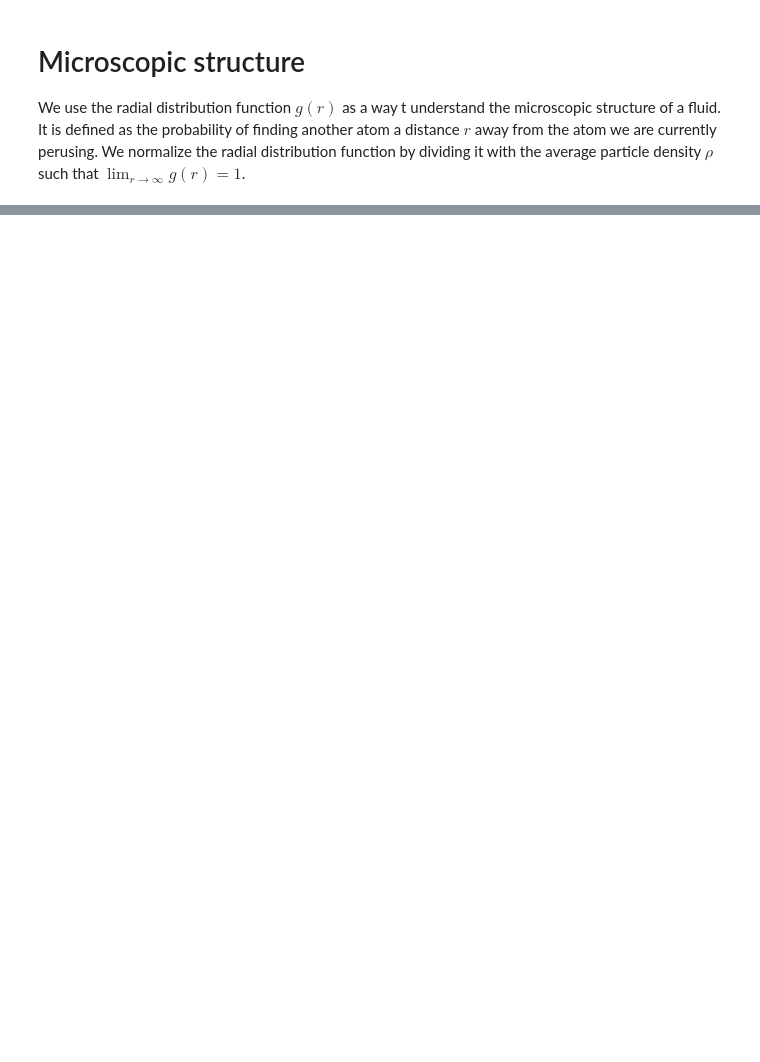
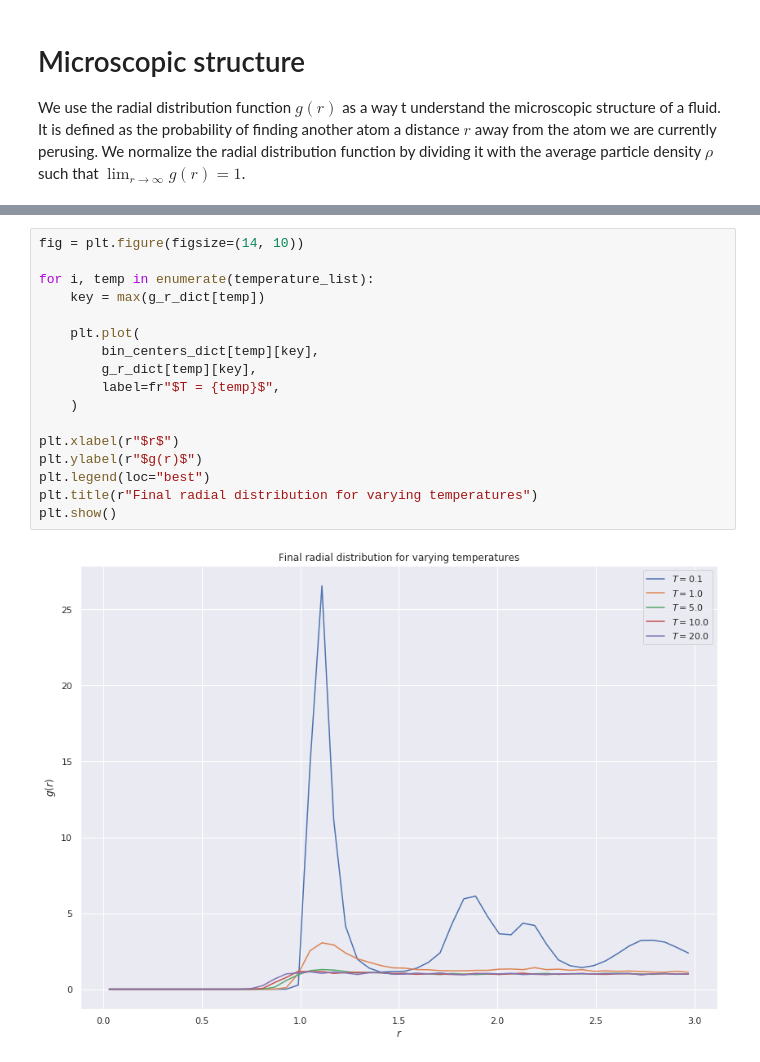
Before and after one commit to Schoyen/FYS4460, a Jupyter notebook: project-1/radial-distribution-functions.ipynb, the cells around one changed output, grey strips where cells are left out. Drawn from its saved outputs; the diff is of its cells as text; blank space fills up the shorter version.

```diff
--- a/project-1/radial-distribution-functions.ipynb
+++ b/project-1/radial-distribution-functions.ipynb
@@ -106,0 +138,19 @@ plt.show()
+# %%
+fig = plt.figure(figsize=(14, 10))
+
+for i, temp in enumerate(temperature_list):
+    key = max(g_r_dict[temp])
+
+    plt.plot(
+        bin_centers_dict[temp][key],
+        g_r_dict[temp][key],
+        label=fr"$T = {temp}$",
+    )
+
+plt.xlabel(r"$r$")
+plt.ylabel(r"$g(r)$")
+plt.legend(loc="best")
+plt.title(r"Final radial distribution for varying temperatures")
+plt.show()
+# %% [output]
+[figure, added]
```
Also changed, not shown: parts of 12 cells of this notebook, 1 other file.
